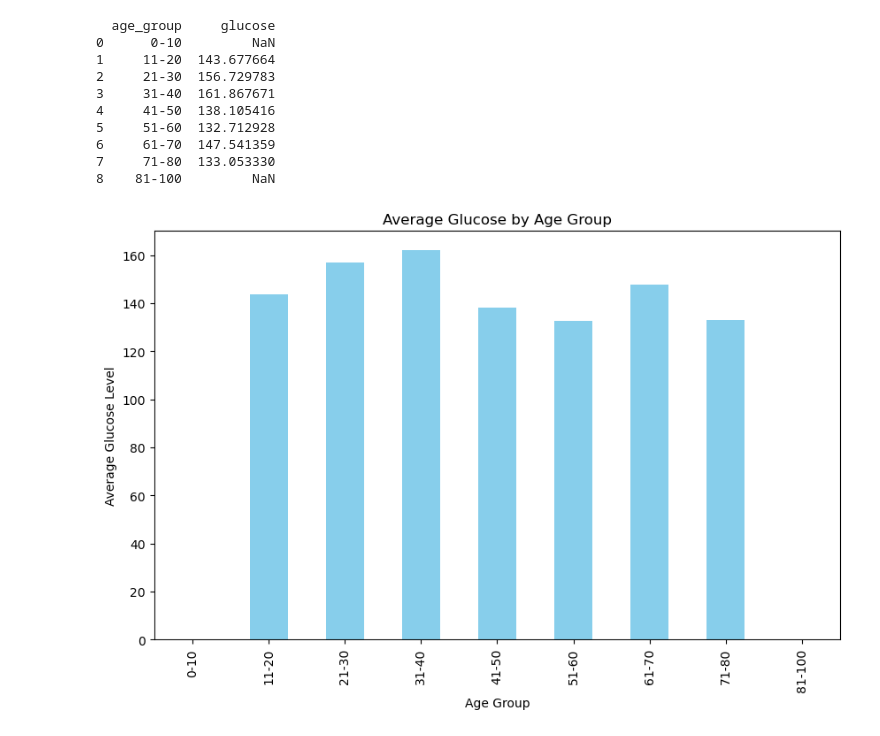
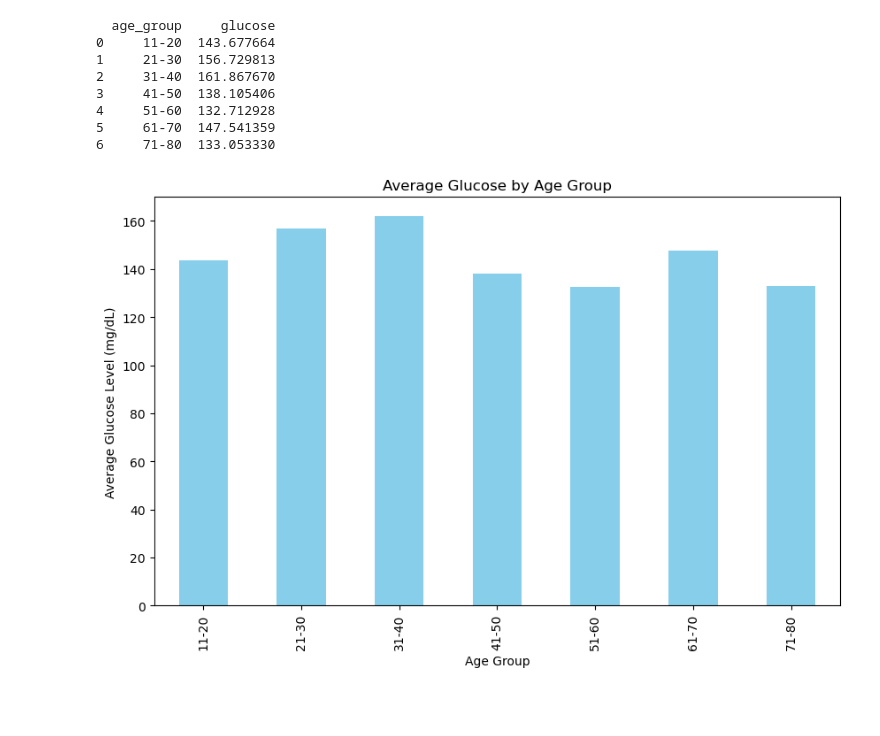
Before and after one commit to msdesh99/Python-Data-Analysis, a Jupyter notebook: Remya_Descriptive Analysis.ipynb, the cells around one changed output. Saved outputs shown, nothing was run; the diff lists cells and outputs as text; code cells hidden in the pictures; blank space fills up the shorter version.

```diff
--- a/Remya_Descriptive Analysis.ipynb
+++ b/Remya_Descriptive Analysis.ipynb
@@ -1,51 +7,46 @@
+# %%
+#paths for the HUPA-UC Diabetes Dataset and various CSV outputs.
+path = "HUPA-UC Diabetes Dataset/"
+demographic_path = path + "T1DM_patient_sleep_demographics_with_race.csv"
+all_patients_path = path + "ALL_PATIENTS.csv"
+modified_demographic_path = path+"DEMOGRAPHIC.csv"
+patients_demographic_path = path +"PATIENTS_WITH_DEMOGRAPHIC.csv"
 # %%
 # Q1: How does average glucose vary across age groups?
 # Column(s): glucose, age
 # Reason: Blood sugar control often changes with age; older patients may have different glucose patterns.
 # Analysis goal: Identify which age groups may need targeted interventions.
 # %%
-import pandas as pd
-import matplotlib.pyplot as plt
-import seaborn as sns
-import os
 
-# Path to the already created CSV
-patients_demo_path = r"C:\RemyaProjects2025\Python Hackathon2025\HUPA-UC Diabetes DatasetPATIENTS_WITH_DEMOGRAPHIC.csv"
 
 # Read CSV
-df = pd.read_csv(patients_demo_path)
+df = pd.read_csv(patients_demographic_path)
 
-# Ensure numeric
-df['age'] = pd.to_numeric(df['age'], errors='coerce')
-df['glucose'] = pd.to_numeric(df['glucose'], errors='coerce')
-
-# Age groups
-age_bins = [0,10,20,30,40,50,60,70,80,100]
-age_labels = ['0-10','11-20','21-30','31-40','41-50','51-60','61-70','71-80','81-100']
+#Create age groups
+age_bins = [10,20,30,40,50,60,70,80]
+age_labels = ['11-20','21-30','31-40','41-50','51-60','61-70','71-80']
 df['age_group'] = pd.cut(df['age'], bins=age_bins, labels=age_labels)
 
-# Average glucose by age group (simplest)
+#Calculate average glucose by age group
 avg_glucose_by_age = df.groupby('age_group', observed=False)['glucose'].mean().reset_index()
 print(avg_glucose_by_age)
 
-# Simple plot
+#Plot the results(bar chart)
 avg_glucose_by_age.plot(kind='bar', x='age_group', y='glucose', color='skyblue', legend=False, figsize=(10,6))
 plt.title("Average Glucose by Age Group")
 plt.xlabel("Age Group")
-plt.ylabel("Average Glucose Level")
+plt.ylabel("Average Glucose Level (mg/dL)")
 plt.show()
 # %% [output]
   age_group     glucose
-0      0-10         NaN
-1     11-20  143.677664
-2     21-30  156.729783
-3     31-40  161.867671
-4     41-50  138.105416
-5     51-60  132.712928
-6     61-70  147.541359
-7     71-80  133.053330
-8    81-100         NaN
+0     11-20  143.677664
+1     21-30  156.729813
+2     31-40  161.867670
+3     41-50  138.105406
+4     51-60  132.712928
+5     61-70  147.541359
+6     71-80  133.053330
-[figure, old version]
+[figure, new version]
 # %%
 #Q2 Impact of Carbohydrate Intake on Glucose Spikes
 #Columns: glucose, carb_input
```
Also changed, not shown: parts of 8 cells of this notebook.
